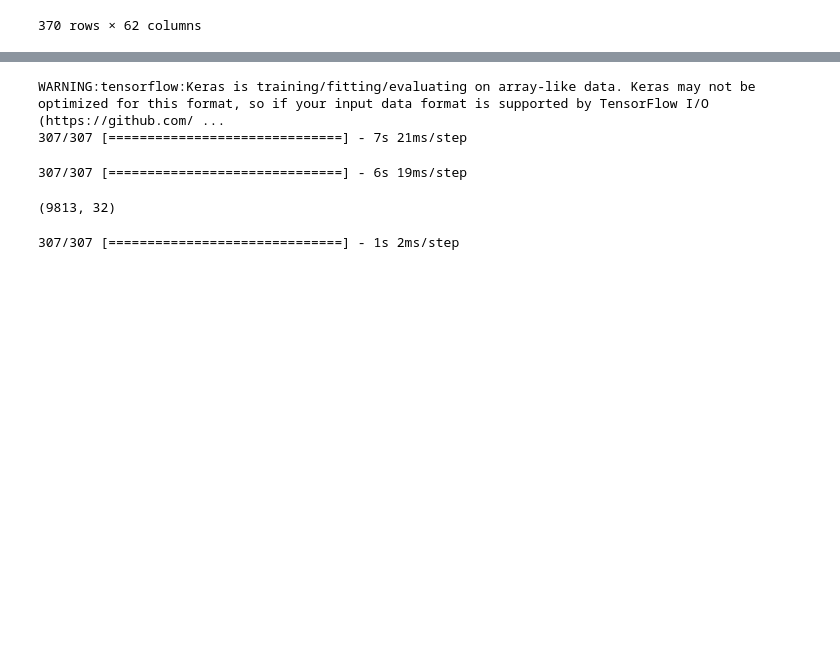
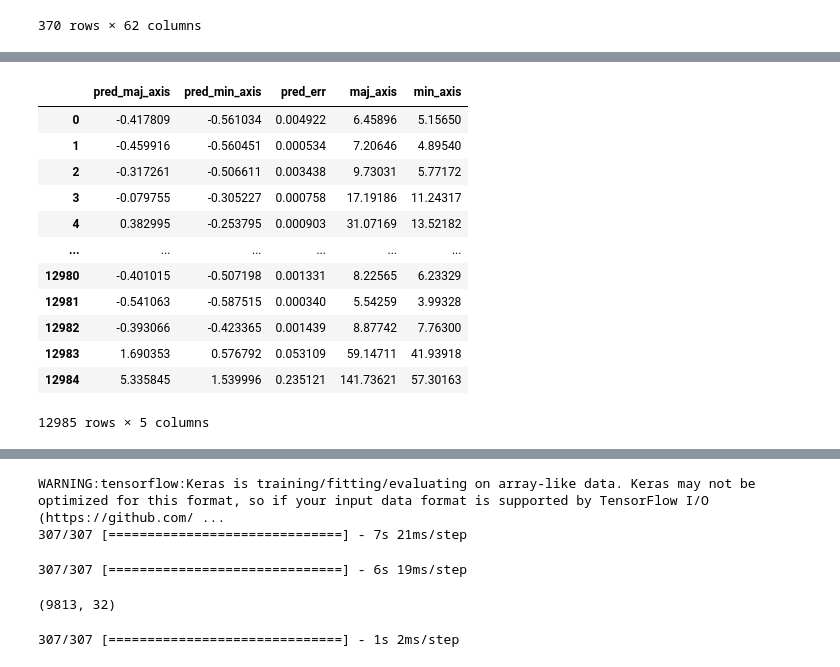
Before and after one commit to zyjux/gdl-storm-mode, a Jupyter notebook: notebooks/initial_rot_inv_CNN.ipynb, the cells around one changed output, grey strips where cells are left out. Saved outputs shown, nothing was run; the diff lists cells and outputs as text; code cells hidden in the pictures; blank space fills up the shorter version.

```diff
--- a/notebooks/initial_rot_inv_CNN.ipynb
+++ b/notebooks/initial_rot_inv_CNN.ipynb
@@ -303,0 +329,3 @@ ax.set_ylim(bottom=0)
+# %%
+gdl_model = tf.keras.models.load_model("saved_models/initial_rot_inv_CNN/gdl_model")
+cnn_model = tf.keras.models.load_model("saved_models/initial_rot_inv_CNN/cnn_model")
@@ -315,0 +365,16 @@ WARNING:tensorflow:Keras is training/fitting/evaluating on array-like data. Kera
+# %%
+preds_err_df
+# %% [output]
+|  | pred_maj_axis | pred_min_axis | pred_err | maj_axis | min_axis |
+| 0 | -0.417809 | -0.561034 | 0.004922 | 6.45896 | 5.15650 |
+| 1 | -0.459916 | -0.560451 | 0.000534 | 7.20646 | 4.89540 |
+| 2 | -0.317261 | -0.506611 | 0.003438 | 9.73031 | 5.77172 |
+| 3 | -0.079755 | -0.305227 | 0.000758 | 17.19186 | 11.24317 |
+| 4 | 0.382995 | -0.253795 | 0.000903 | 31.07169 | 13.52182 |
+| ... | ... | ... | ... | ... | ... |
+| 12980 | -0.401015 | -0.507198 | 0.001331 | 8.22565 | 6.23329 |
+| 12981 | -0.541063 | -0.587515 | 0.000340 | 5.54259 | 3.99328 |
+| 12982 | -0.393066 | -0.423365 | 0.001439 | 8.87742 | 7.76300 |
+| 12983 | 1.690353 | 0.576792 | 0.053109 | 59.14711 | 41.93918 |
+| 12984 | 5.335845 | 1.539996 | 0.235121 | 141.73621 | 57.30163 |
+12985 rows × 5 columns
```
Also changed, not shown: parts of 29 cells of this notebook.
